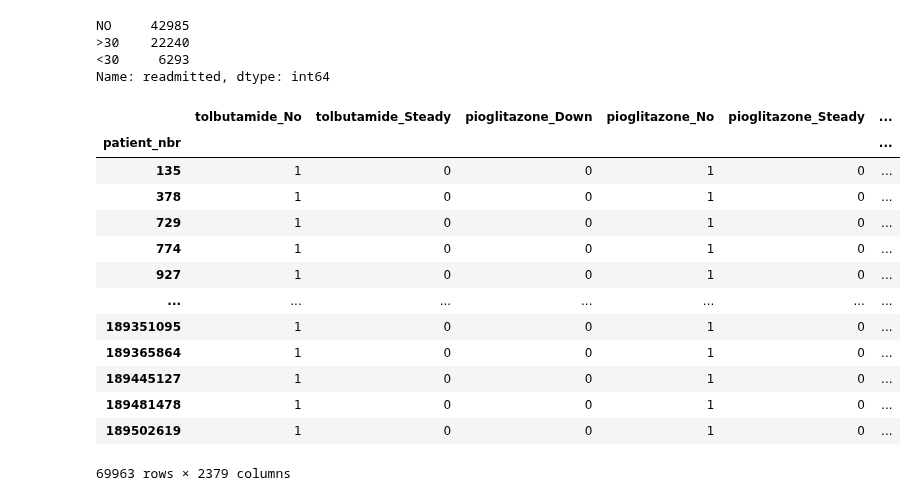
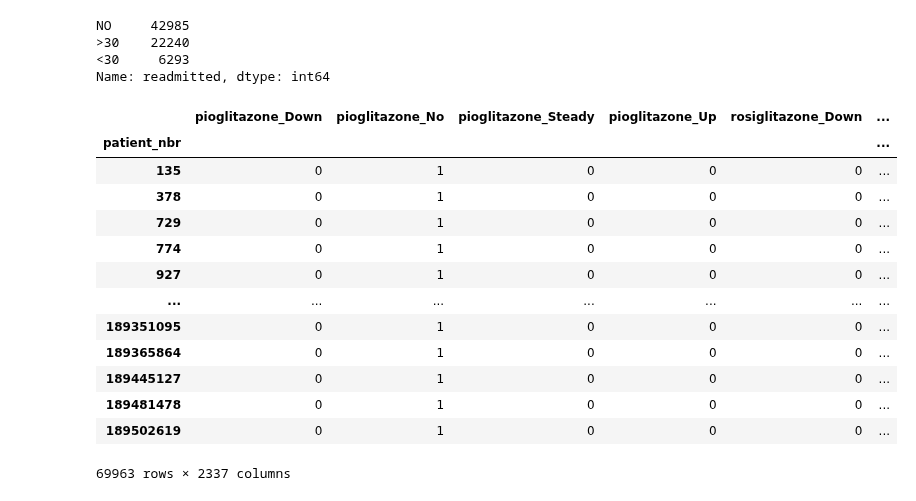
Before and after one commit to boneeyah/QTW, a Jupyter notebook: Case Study 2/Case_Study_2.ipynb, the cells around one changed output. Saved outputs shown, nothing was run; the diff lists cells and outputs as text; code cells hidden in the pictures.

```diff
--- a/Case Study 2/Case_Study_2.ipynb
+++ b/Case Study 2/Case_Study_2.ipynb
@@ -213,43 +221,44 @@ y = label_binarize(y,classes=['NO','<30'])
 # %%
 # Make dataframe for model input
 X = df.loc[:, df.columns != 'readmitted']
 
 #remove repeated categorical columns for description, and discharge column, which has some values of the predictor
 X = X[X.columns.drop(list(X.filter(regex='discharge')))]
 X = X[X.columns.drop(list(X.filter(regex='_description')))]
+X = X[X.columns.drop(list(X.filter(regex='id')))]
 
 #one hot encoding categorical variables for model
 cols = X.columns
 num_cols = X._get_numeric_data().columns
 cat_cols = list(set(cols) - set(num_cols))
 cat_cols
 
 #creating dataframe of categorical columns
 cat_df = X[cat_cols]
 cat_df = pd.get_dummies(cat_df, columns=cat_df.columns)
 
 #creating dataframe of numeric columns
 num_df = X[num_cols]
 
 X=cat_df.join(num_df)
 
 
 X
 # %% [output]
-|  | tolbutamide_No | tolbutamide_Steady | pioglitazone_Down | pioglitazone_No | pioglitazone_Steady | ... |
+|  | pioglitazone_Down | pioglitazone_No | pioglitazone_Steady | pioglitazone_Up | rosiglitazone_Down | ... |
 | patient_nbr |  |  |  |  |  | ... |
-| 135 | 1 | 0 | 0 | 1 | 0 | ... |
-| 378 | 1 | 0 | 0 | 1 | 0 | ... |
-| 729 | 1 | 0 | 0 | 1 | 0 | ... |
-| 774 | 1 | 0 | 0 | 1 | 0 | ... |
-| 927 | 1 | 0 | 0 | 1 | 0 | ... |
+| 135 | 0 | 1 | 0 | 0 | 0 | ... |
+| 378 | 0 | 1 | 0 | 0 | 0 | ... |
+| 729 | 0 | 1 | 0 | 0 | 0 | ... |
+| 774 | 0 | 1 | 0 | 0 | 0 | ... |
+| 927 | 0 | 1 | 0 | 0 | 0 | ... |
 | ... | ... | ... | ... | ... | ... | ... |
-| 189351095 | 1 | 0 | 0 | 1 | 0 | ... |
-| 189365864 | 1 | 0 | 0 | 1 | 0 | ... |
-| 189445127 | 1 | 0 | 0 | 1 | 0 | ... |
-| 189481478 | 1 | 0 | 0 | 1 | 0 | ... |
-| 189502619 | 1 | 0 | 0 | 1 | 0 | ... |
+| 189351095 | 0 | 1 | 0 | 0 | 0 | ... |
+| 189365864 | 0 | 1 | 0 | 0 | 0 | ... |
+| 189445127 | 0 | 1 | 0 | 0 | 0 | ... |
+| 189481478 | 0 | 1 | 0 | 0 | 0 | ... |
+| 189502619 | 0 | 1 | 0 | 0 | 0 | ... |
-69963 rows × 2379 columns
+69963 rows × 2337 columns
 # %%
 from sklearn.model_selection import train_test_split
 from sklearn.linear_model import LogisticRegression
```
Also changed, not shown: parts of 2 cells of this notebook.
